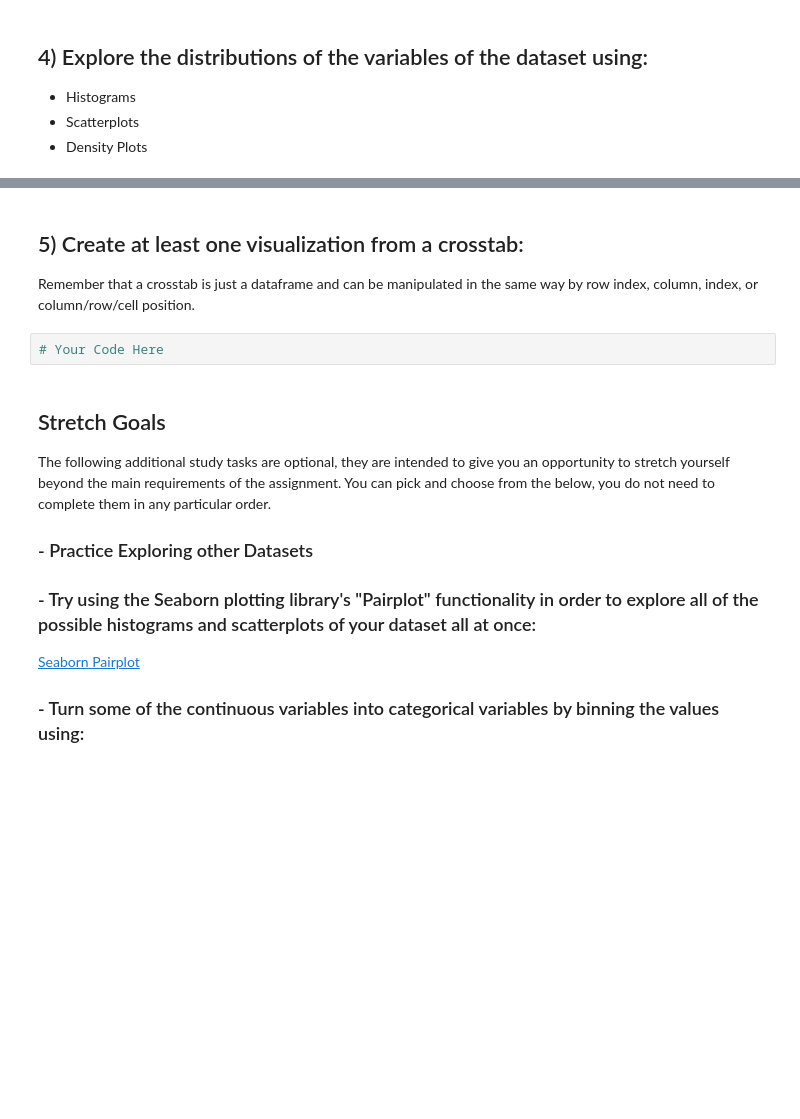
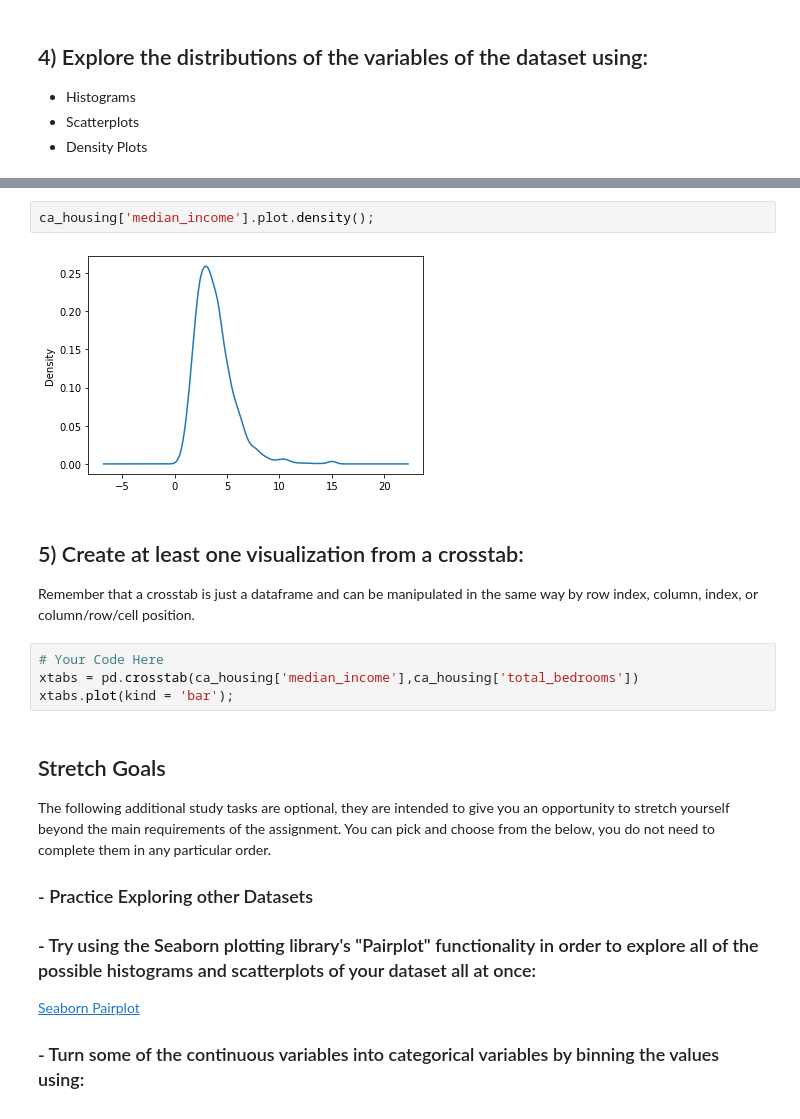
Before and after one commit to austinlasseter/DS-Unit-1-Sprint-1-Data-Wrangling-and-Storytelling, a Jupyter notebook: module1-exploratory-data-analysis/LS_DS_111_Exploratory_Data_Analysis_Assignment.ipynb, the cells around one changed output, grey strips where cells are left out. Saved outputs shown, nothing was run; the diff lists cells and outputs as text; blank space fills up the shorter version.

```diff
--- a/module1-exploratory-data-analysis/LS_DS_111_Exploratory_Data_Analysis_Assignment.ipynb
+++ b/module1-exploratory-data-analysis/LS_DS_111_Exploratory_Data_Analysis_Assignment.ipynb
@@ -55,9 +191,15 @@ Take whichever of the above datasets has more categorical variables and use cros
+# %%
+ca_housing['median_income'].plot.density();
+# %% [output]
+[figure, added]
 # %% [markdown]
 ## 5) Create at least one visualization from a crosstab:
 
 Remember that a crosstab is just a dataframe and can be manipulated in the same way by row index, column, index, or column/row/cell position.
-# %%
-# Your Code Here
+# %%
+# Your Code Here
+xtabs = pd.crosstab(ca_housing['median_income'],ca_housing['total_bedrooms'])
+xtabs.plot(kind = 'bar');
 # %% [markdown]
 ## Stretch Goals
 
```
Also changed, not shown: parts of 20 cells of this notebook.
